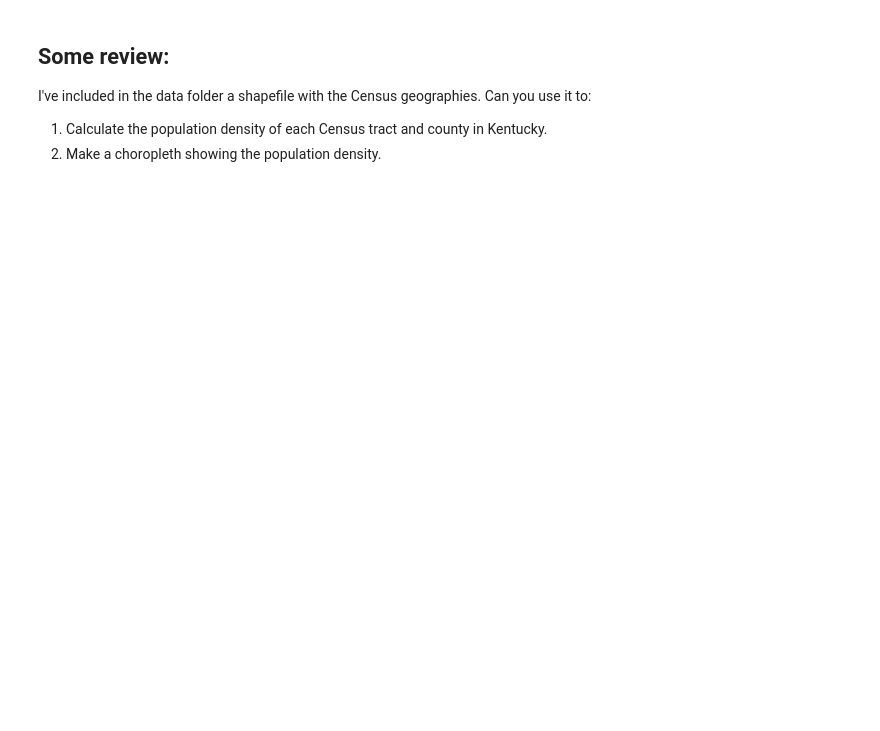
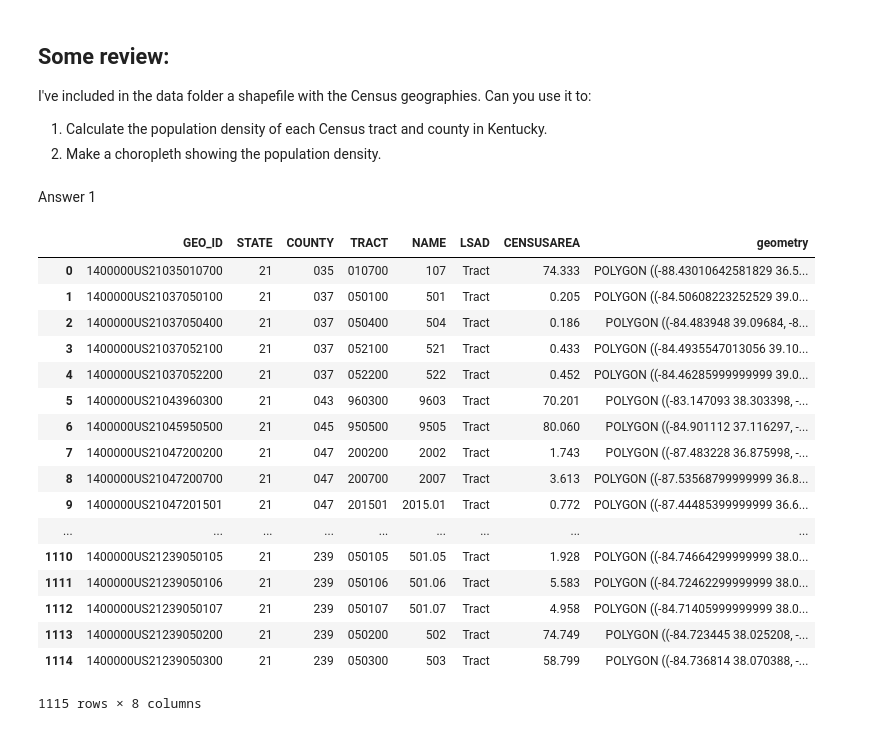
Before and after one commit to shafikamoni/ce599, a Jupyter notebook: 11-Grouping/groupby.ipynb, the cells around one changed output. Saved outputs shown, nothing was run; the diff lists cells and outputs as text; code cells hidden in the pictures; blank space fills up the shorter version.

```diff
--- a/11-Grouping/groupby.ipynb
+++ b/11-Grouping/groupby.ipynb
@@ -187,3 +646,5 @@ I've included in the data folder a shapefile with the Census geographies.  Can y
 
 1. Calculate the population density of each Census tract and county in Kentucky.
 2. Make a choropleth showing the population density.
+# %% [markdown]
+Answer 1
@@ -189,0 +658,23 @@ I've included in the data folder a shapefile with the Census geographies.  Can y
+# %%
+# we can easily read a shapefile
+census_data = gp.read_file('data/gz_2010_21_140_00_500k.shp')
+census_data
+# %% [output]
+|  | GEO_ID | STATE | COUNTY | TRACT | NAME | LSAD | CENSUSAREA | geometry |
+| 0 | 1400000US21035010700 | 21 | 035 | 010700 | 107 | Tract | 74.333 | POLYGON ((-88.43010642581829 36.5... |
+| 1 | 1400000US21037050100 | 21 | 037 | 050100 | 501 | Tract | 0.205 | POLYGON ((-84.50608223252529 39.0... |
+| 2 | 1400000US21037050400 | 21 | 037 | 050400 | 504 | Tract | 0.186 | POLYGON ((-84.483948 39.09684, -8... |
+| 3 | 1400000US21037052100 | 21 | 037 | 052100 | 521 | Tract | 0.433 | POLYGON ((-84.4935547013056 39.10... |
+| 4 | 1400000US21037052200 | 21 | 037 | 052200 | 522 | Tract | 0.452 | POLYGON ((-84.46285999999999 39.0... |
+| 5 | 1400000US21043960300 | 21 | 043 | 960300 | 9603 | Tract | 70.201 | POLYGON ((-83.147093 38.303398, -... |
+| 6 | 1400000US21045950500 | 21 | 045 | 950500 | 9505 | Tract | 80.060 | POLYGON ((-84.901112 37.116297, -... |
+| 7 | 1400000US21047200200 | 21 | 047 | 200200 | 2002 | Tract | 1.743 | POLYGON ((-87.483228 36.875998, -... |
+| 8 | 1400000US21047200700 | 21 | 047 | 200700 | 2007 | Tract | 3.613 | POLYGON ((-87.53568799999999 36.8... |
+| 9 | 1400000US21047201501 | 21 | 047 | 201501 | 2015.01 | Tract | 0.772 | POLYGON ((-87.44485399999999 36.6... |
+| ... | ... | ... | ... | ... | ... | ... | ... | ... |
+| 1110 | 1400000US21239050105 | 21 | 239 | 050105 | 501.05 | Tract | 1.928 | POLYGON ((-84.74664299999999 38.0... |
+| 1111 | 1400000US21239050106 | 21 | 239 | 050106 | 501.06 | Tract | 5.583 | POLYGON ((-84.72462299999999 38.0... |
+| 1112 | 1400000US21239050107 | 21 | 239 | 050107 | 501.07 | Tract | 4.958 | POLYGON ((-84.71405999999999 38.0... |
+| 1113 | 1400000US21239050200 | 21 | 239 | 050200 | 502 | Tract | 74.749 | POLYGON ((-84.723445 38.025208, -... |
+| 1114 | 1400000US21239050300 | 21 | 239 | 050300 | 503 | Tract | 58.799 | POLYGON ((-84.736814 38.070388, -... |
+1115 rows × 8 columns
```
Also changed, not shown: parts of 37 cells of this notebook.
